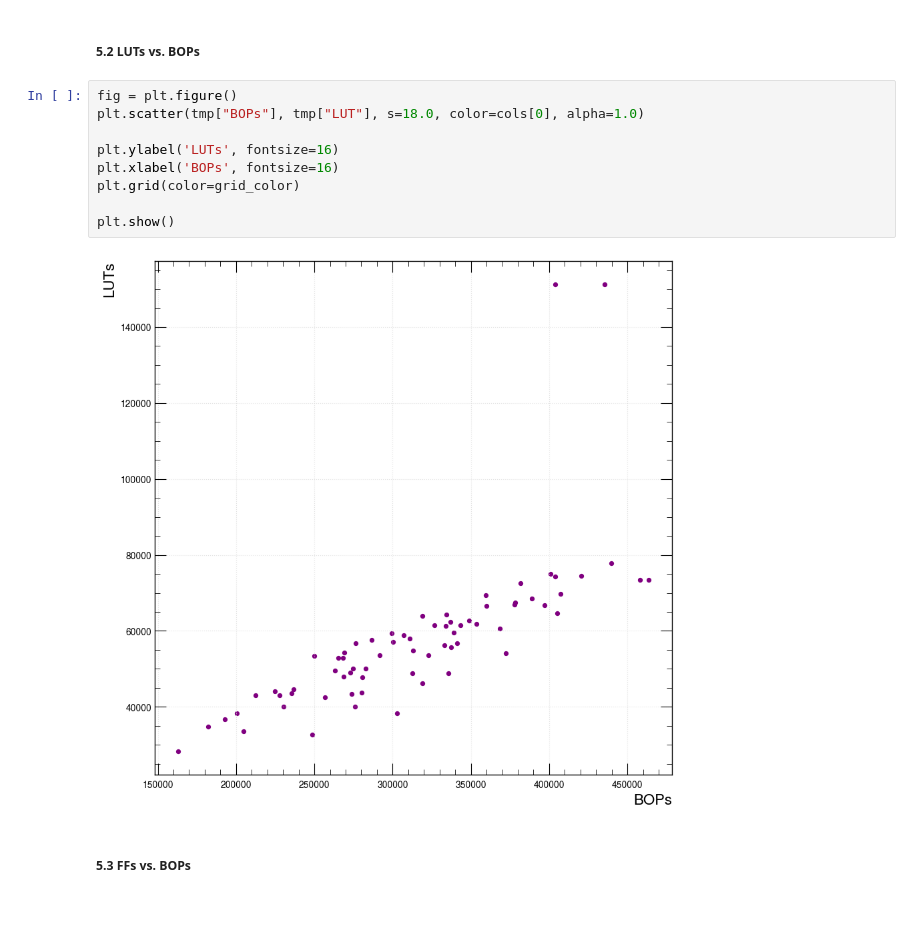
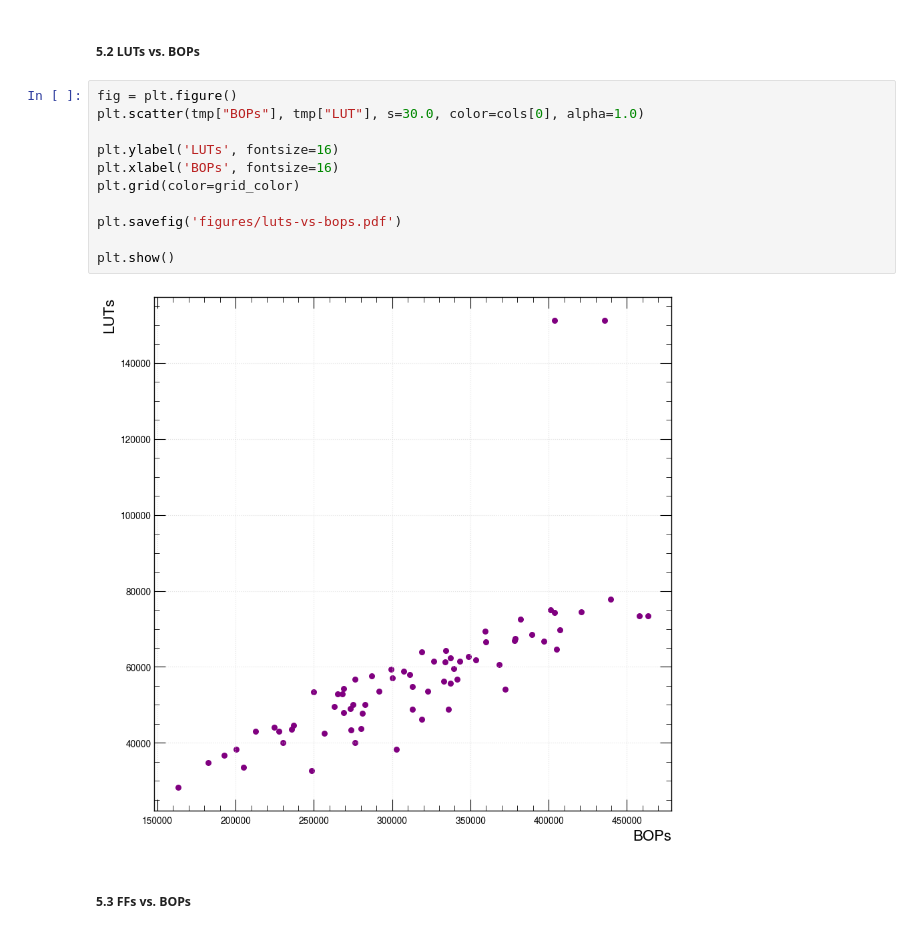
Before and after one commit to jicampos/hawq-hls4ml-figures, a Jupyter notebook: gen_figs.ipynb, the cells around one changed output. Cells and saved outputs as stored; diff of their text form.

```diff
--- a/gen_figs.ipynb
+++ b/gen_figs.ipynb
@@ -251,15 +259,17 @@ tmp.loc[tmp["ILP"] == 1]
 ##### 5.2 LUTs vs. BOPs
 # %%
 fig = plt.figure()
-plt.scatter(tmp["BOPs"], tmp["LUT"], s=18.0, color=cols[0], alpha=1.0)
+plt.scatter(tmp["BOPs"], tmp["LUT"], s=30.0, color=cols[0], alpha=1.0)
 
 plt.ylabel('LUTs', fontsize=16)
 plt.xlabel('BOPs', fontsize=16)
 plt.grid(color=grid_color)
 
+plt.savefig('figures/luts-vs-bops.pdf')
+
 plt.show()
 # %% [output]
-[figure, old version]
+[figure, new version]
 # %% [markdown]
 ##### 5.3 FFs vs. BOPs
 # %%
```
Also changed, not shown: parts of 7 cells of this notebook, 1 other file.
